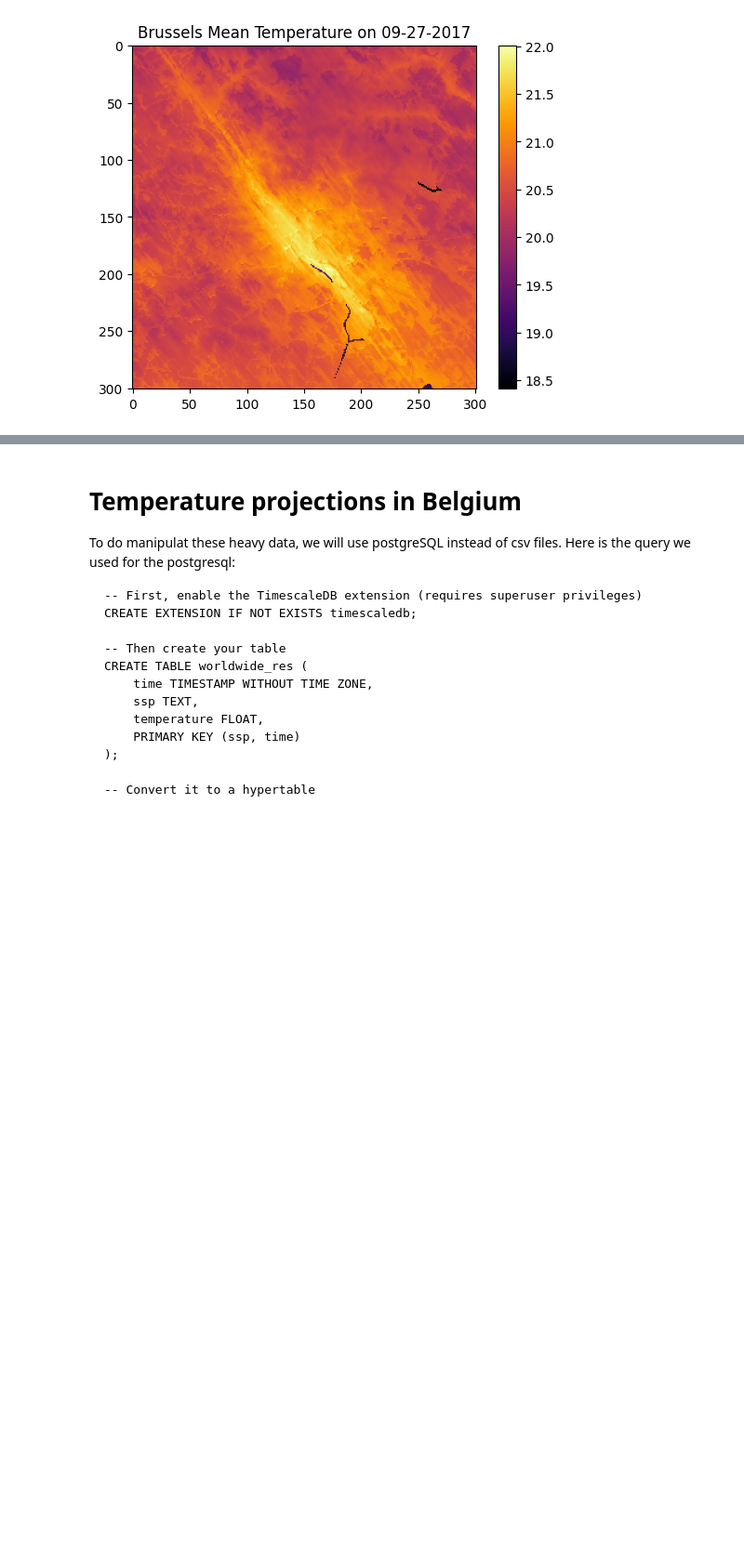
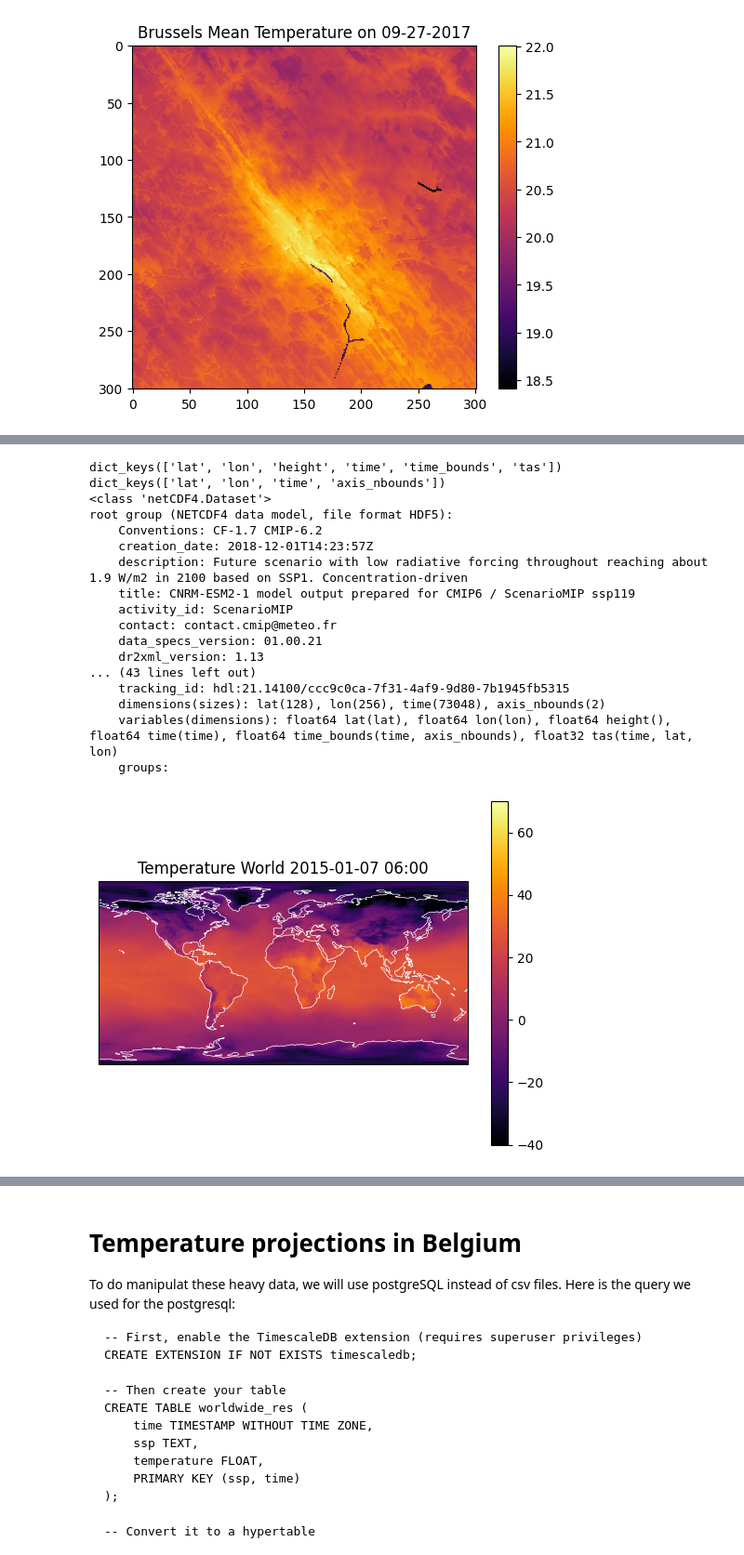
Before and after one commit to J0Hach3z/CoolingClimate, a Jupyter notebook: ead_nc_file.ipynb, the cells around one changed output, grey strips where cells are left out. Shown at 93% size. Drawn from its saved outputs; the diff is of its cells as text; code cells hidden in the pictures; blank space fills up the shorter version.

```diff
--- a/ead_nc_file.ipynb
+++ b/ead_nc_file.ipynb
@@ -136,0 +113,50 @@ root group (NETCDF4 data model, file format HDF5):
+# %%
+
+k = 50
+ax = plt.axes(projection=ccrs.PlateCarree())
+
+# Define the start date
+start_date = datetime(2015, 1, 1, 0, 0, 0)  # 01-01-2015 00:00:00
+
+new_date = start_date + timedelta(hours=3 * k)
+# Format the date for matplotlib (e.g., "2015-01-01 15:00:00")
+date_str = new_date.strftime("%Y-%m-%d %H:%M")
+
+t2m = nc["tas"][k, :, :] -273.15
+lon = nc["lon"][:]  # Make sure this is the correct variable name
+lat = nc["lat"][:]  # Make sure this is the correct variable name
+time = nc["time"][:]  # Make sure this is the correct variable name
+
+im = plt.pcolormesh(lon, lat, t2m,
+                 cmap="inferno",
+                 vmin=-40,
+                 vmax=70,
+                 shading='auto')
+
+ax.add_feature(cfeature.COASTLINE, linewidth=0.5, edgecolor = 'white')
+
+
+
+
+plt.title(f"Temperature World {date_str}")
+plt.colorbar()
+plt.show()
+# %% [output]
+dict_keys(['lat', 'lon', 'height', 'time', 'time_bounds', 'tas'])
+dict_keys(['lat', 'lon', 'time', 'axis_nbounds'])
+<class 'netCDF4.Dataset'>
+root group (NETCDF4 data model, file format HDF5):
+    Conventions: CF-1.7 CMIP-6.2
+    creation_date: 2018-12-01T14:23:57Z
+    description: Future scenario with low radiative forcing throughout reaching about 1.9 W/m2 in 2100 based on SSP1. Concentration-driven
+    title: CNRM-ESM2-1 model output prepared for CMIP6 / ScenarioMIP ssp119
+    activity_id: ScenarioMIP
+    contact: contact.cmip@meteo.fr
+    data_specs_version: 01.00.21
+    dr2xml_version: 1.13
+... (43 lines left out)
+    tracking_id: hdl:21.14100/ccc9c0ca-7f31-4af9-9d80-7b1945fb5315
+    dimensions(sizes): lat(128), lon(256), time(73048), axis_nbounds(2)
+    variables(dimensions): float64 lat(lat), float64 lon(lon), float64 height(), float64 time(time), float64 time_bounds(time, axis_nbounds), float32 tas(time, lat, lon)
+    groups:
+[figure, added]
```
Also changed, not shown: parts of 11 cells of this notebook, 4 other files.
